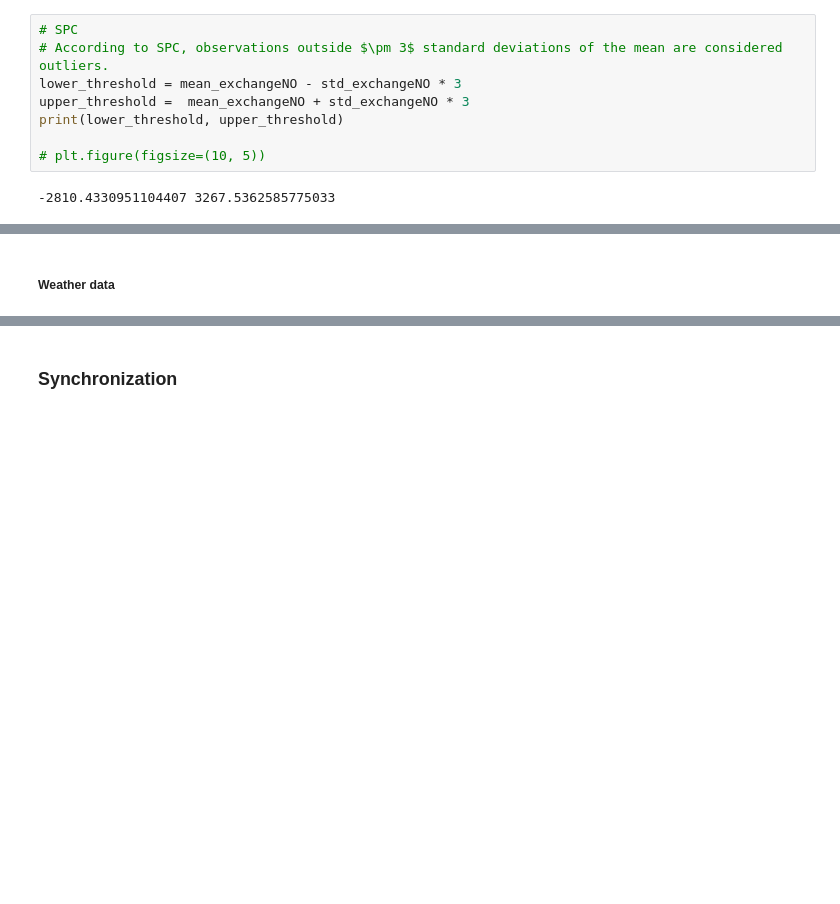
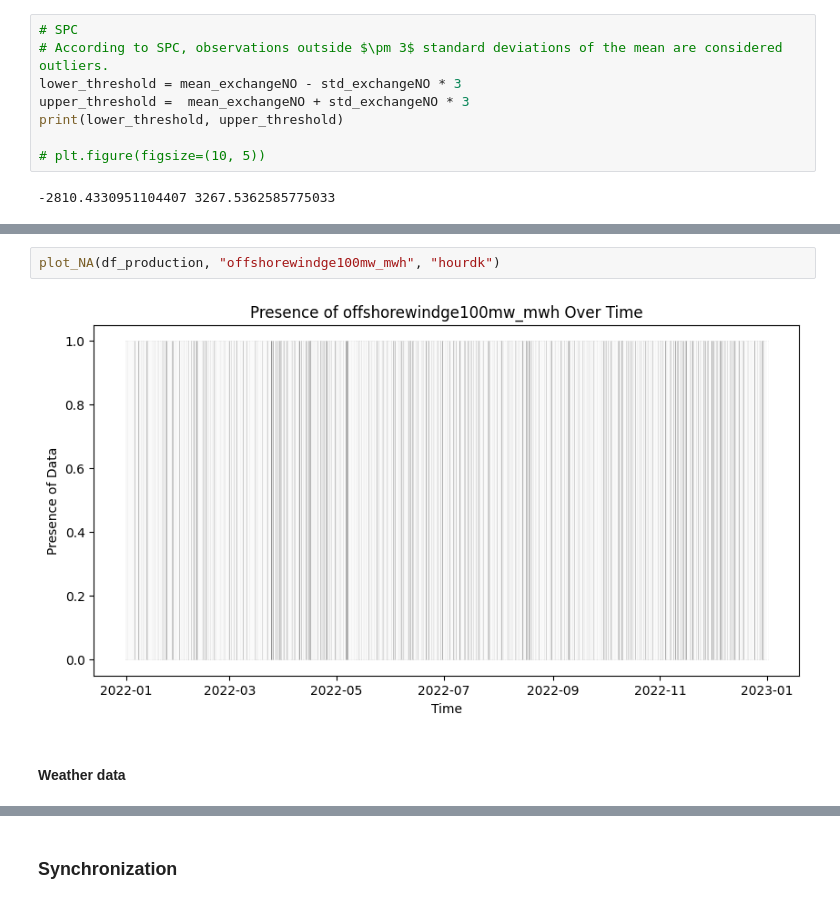
Before and after one commit to aadle/data-to-decision-320, a Jupyter notebook: project_2/project_2.ipynb, the cells around one changed output, grey strips where cells are left out. Saved outputs shown, nothing was run; the diff lists cells and outputs as text; blank space fills up the shorter version.

```diff
--- a/project_2/project_2.ipynb
+++ b/project_2/project_2.ipynb
@@ -548,5 +535,9 @@ sns.heatmap(df_production[["offshorewindge100mw_mwh"]].notnull().T)
+# %%
+plot_NA(df_production, "offshorewindge100mw_mwh", "hourdk")
+# %% [output]
+[figure, added]
 # %% [markdown]
-##### Weather data
+#### Weather data
 # %%
 na_weather = na_overview(df_weather_data)
 na_weather
```
Also changed, not shown: parts of 63 cells of this notebook.
